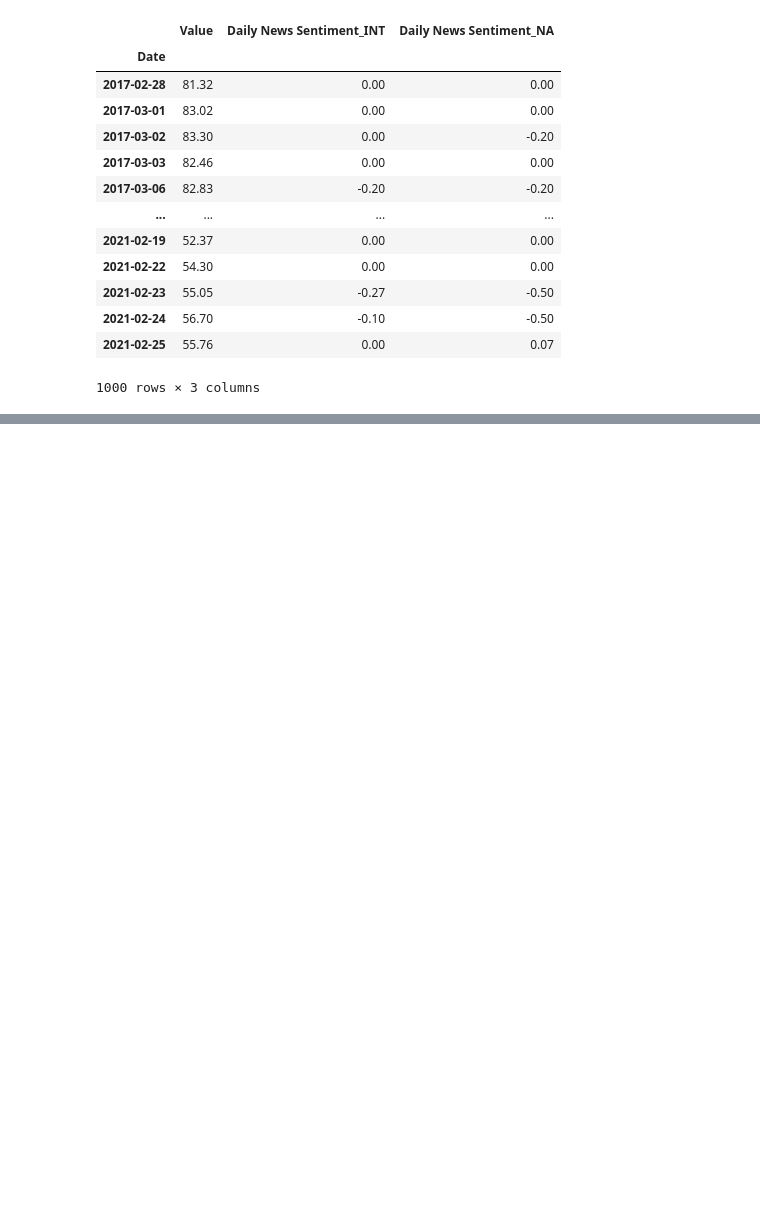
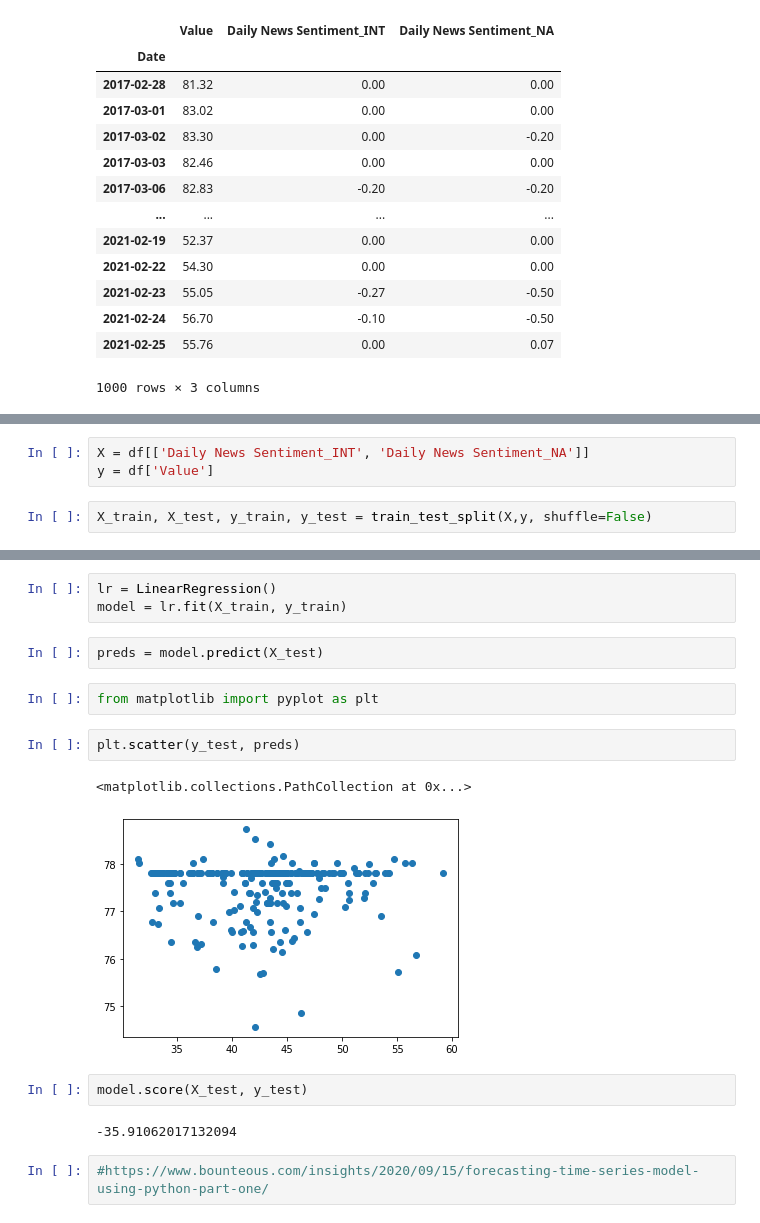
Before and after one commit to griffinwt/Hackathon_March2021, a Jupyter notebook: First_model.ipynb, the cells around one changed output, grey strips where cells are left out. Drawn from its saved outputs; the diff is of its cells as text; blank space fills up the shorter version.

```diff
--- a/First_model.ipynb
+++ b/First_model.ipynb
@@ -361,0 +384,5 @@ df.to_csv('exxon_sentiment_clean.csv')
+# %%
+X = df[['Daily News Sentiment_INT', 'Daily News Sentiment_NA']]
+y = df['Value']
+# %%
+X_train, X_test, y_train, y_test = train_test_split(X,y, shuffle=False)
@@ -361,0 +463,18 @@ df.to_csv('exxon_sentiment_clean.csv')
+# %%
+lr = LinearRegression()
+model = lr.fit(X_train, y_train)
+# %%
+preds = model.predict(X_test)
+# %%
+from matplotlib import pyplot as plt
+# %%
+plt.scatter(y_test, preds)
+# %% [output]
+<matplotlib.collections.PathCollection at 0x...>
+[figure, added]
+# %%
+model.score(X_test, y_test)
+# %% [output]
+-35.91062017132094
+# %%
+#https://www.bounteous.com/insights/2020/09/15/forecasting-time-series-model-using-python-part-one/
```
Also changed, not shown: parts of 11 cells of this notebook, 1 other file.
